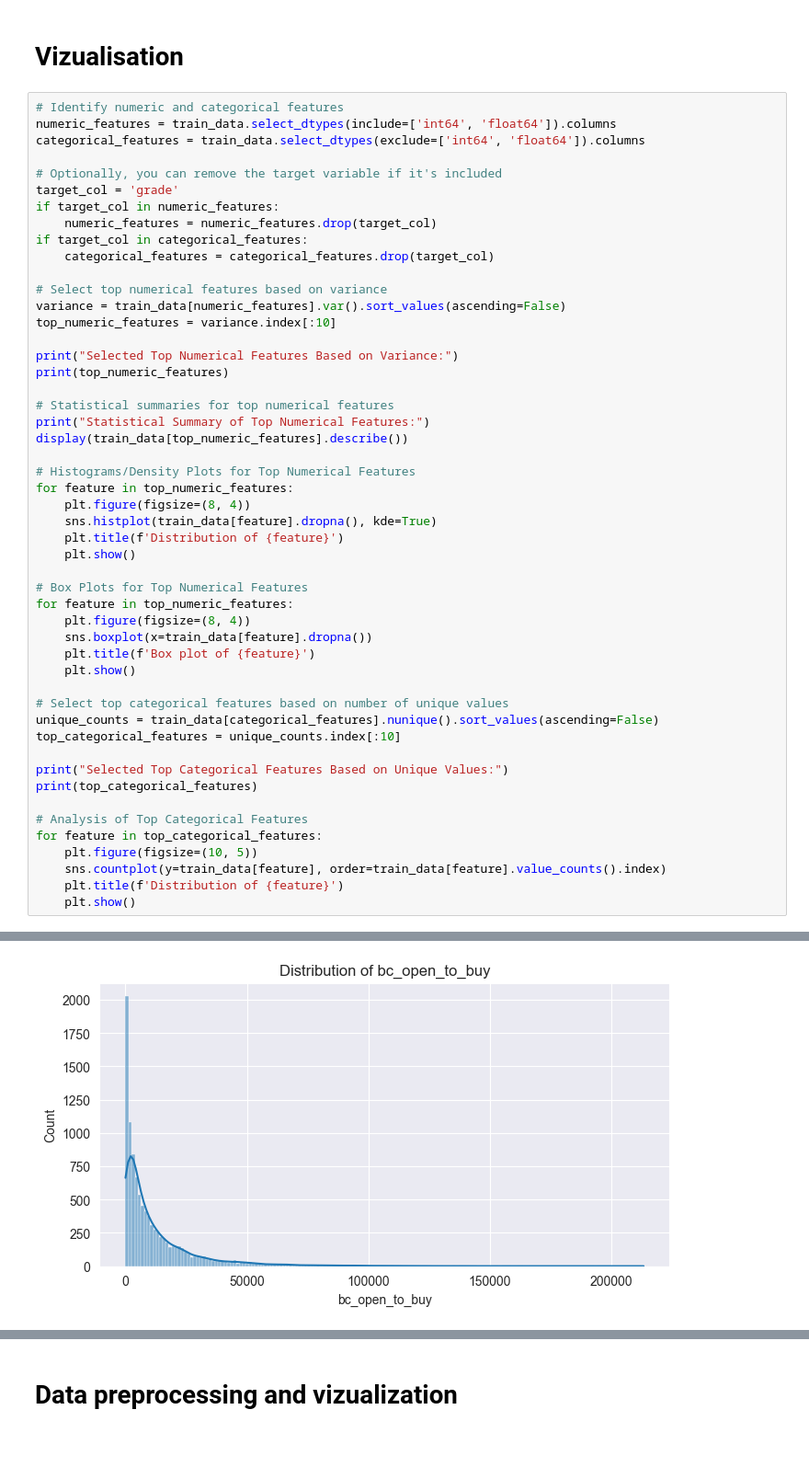
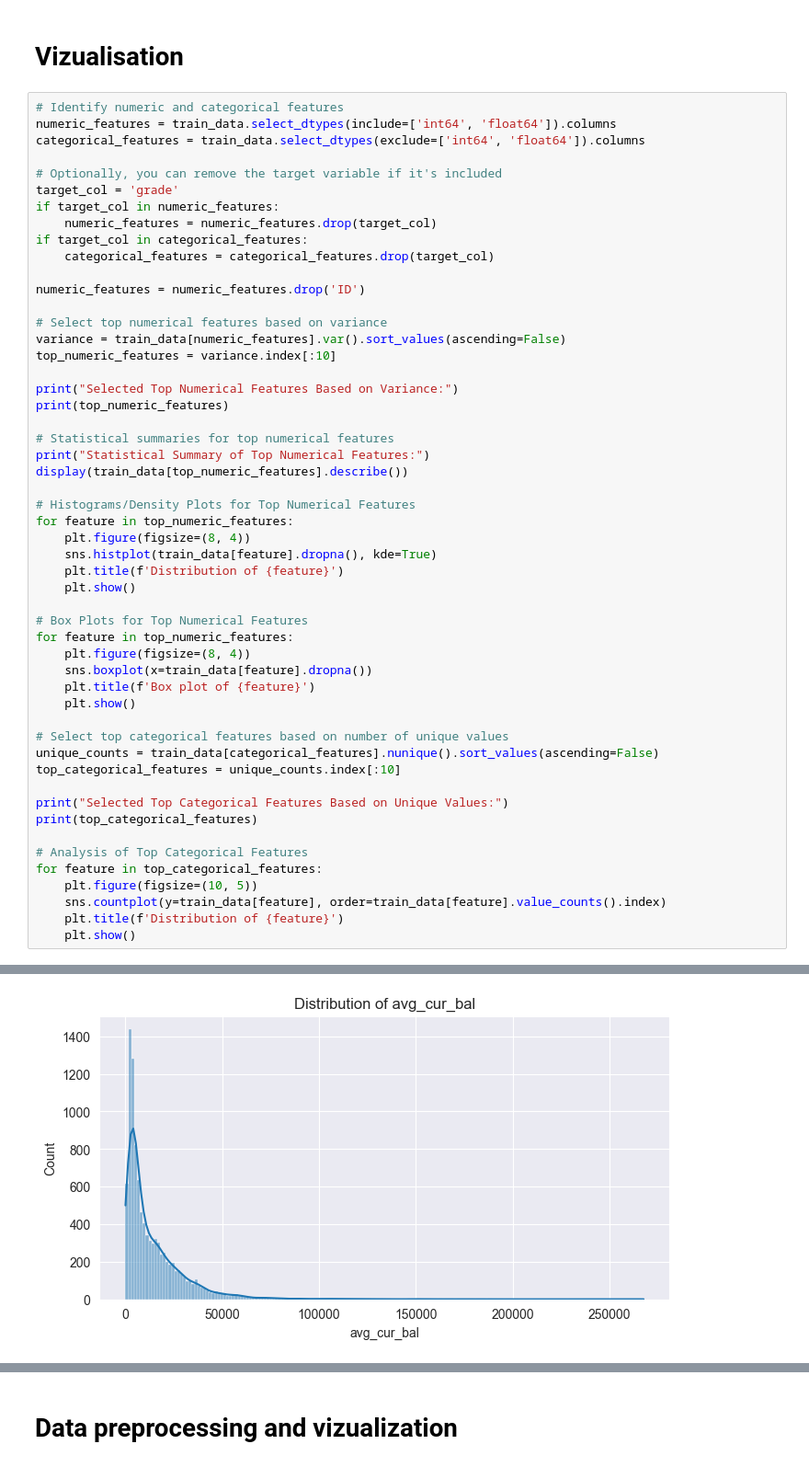
Before and after one commit to katerinadobrynina/ML-project, a Jupyter notebook: loan_dt_training.ipynb, the cells around one changed output, grey strips where cells are left out. Shown at 92% size. Saved outputs shown, nothing was run; the diff lists cells and outputs as text.

```diff
--- a/descision_tree.ipynb
+++ b/loan_dt_training.ipynb
@@ -70,6 +70,8 @@ if target_col in numeric_features:
     numeric_features = numeric_features.drop(target_col)
 if target_col in categorical_features:
     categorical_features = categorical_features.drop(target_col)
+
+numeric_features = numeric_features.drop('ID')
 
 # Select top numerical features based on variance
 variance = train_data[numeric_features].var().sort_values(ascending=False)
@@ -137,4 +139,4 @@ Statistical Summary of Top Numerical Features:
-[figure, old version]
+[figure, new version]
 ... (21 outputs left out)
 # %% [markdown]
 # Data preprocessing and vizualization
```
Also changed, not shown: parts of 4 cells of this notebook, 2 other files.
